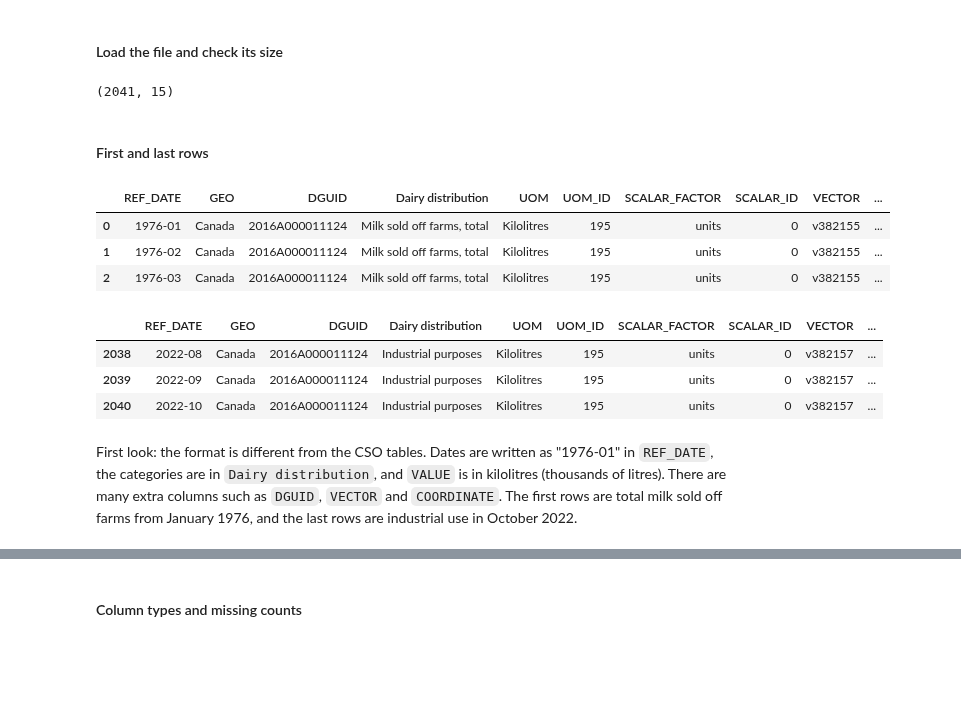
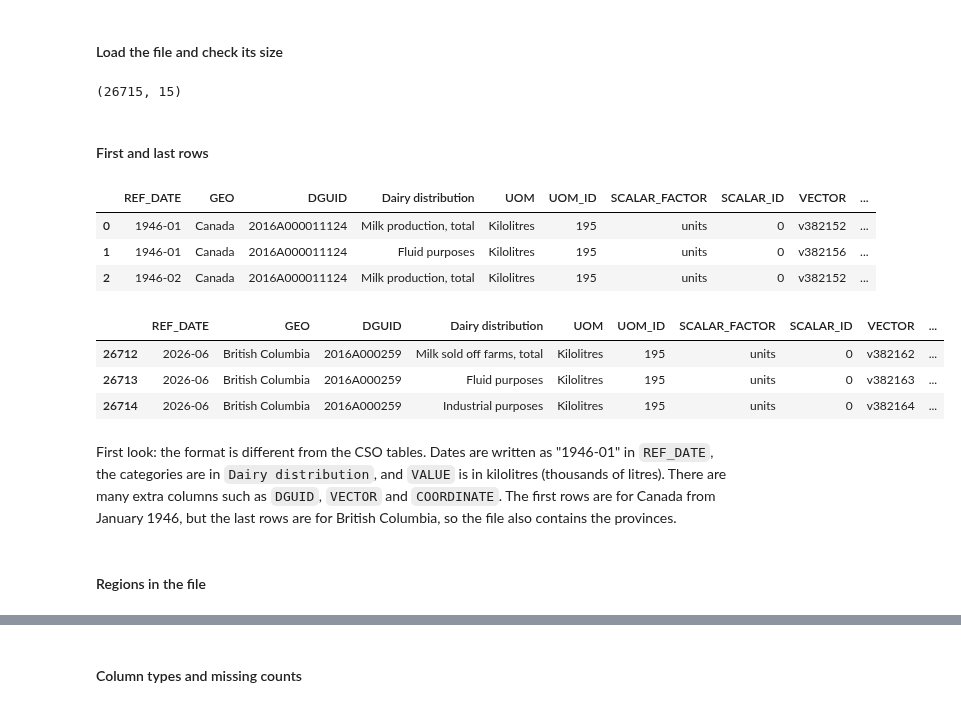
Before and after one commit to temulenbd/irish-dairy-analysis, a Jupyter notebook: notebooks/1_data_preparation.ipynb, the cells around one changed output, grey strips where cells are left out. Saved outputs shown, nothing was run; the diff lists cells and outputs as text; code cells hidden in the pictures; blank space fills up the shorter version.

```diff
--- a/notebooks/1_data_preparation.ipynb
+++ b/notebooks/1_data_preparation.ipynb
@@ -897,26 +884,28 @@ In this section I inspect the raw file before cleaning it.
 #### Load the file and check its size
 # %%
 # Load the raw file
-canada = pd.read_csv("../data/raw/statcan_3210011301.csv")
+canada_all = pd.read_csv("../data/raw/statcan_3210011301.csv")
 
 # Number of rows and columns
-canada.shape
+canada_all.shape
 # %% [output]
-(2041, 15)
+(26715, 15)
 # %% [markdown]
 #### First and last rows
 # %%
 # First and last 3 rows: format of the data, and where it starts and ends
-display(canada.head(3))
-display(canada.tail(3))
+display(canada_all.head(3))
+display(canada_all.tail(3))
 # %% [output]
 |  | REF_DATE | GEO | DGUID | Dairy distribution | UOM | UOM_ID | SCALAR_FACTOR | SCALAR_ID | VECTOR | ... |
-| 0 | 1976-01 | Canada | 2016A000011124 | Milk sold off farms, total | Kilolitres | 195 | units | 0 | v382155 | ... |
-| 1 | 1976-02 | Canada | 2016A000011124 | Milk sold off farms, total | Kilolitres | 195 | units | 0 | v382155 | ... |
-| 2 | 1976-03 | Canada | 2016A000011124 | Milk sold off farms, total | Kilolitres | 195 | units | 0 | v382155 | ... |
+| 0 | 1946-01 | Canada | 2016A000011124 | Milk production, total | Kilolitres | 195 | units | 0 | v382152 | ... |
+| 1 | 1946-01 | Canada | 2016A000011124 | Fluid purposes | Kilolitres | 195 | units | 0 | v382156 | ... |
+| 2 | 1946-02 | Canada | 2016A000011124 | Milk production, total | Kilolitres | 195 | units | 0 | v382152 | ... |
 |  | REF_DATE | GEO | DGUID | Dairy distribution | UOM | UOM_ID | SCALAR_FACTOR | SCALAR_ID | VECTOR | ... |
-| 2038 | 2022-08 | Canada | 2016A000011124 | Industrial purposes | Kilolitres | 195 | units | 0 | v382157 | ... |
-| 2039 | 2022-09 | Canada | 2016A000011124 | Industrial purposes | Kilolitres | 195 | units | 0 | v382157 | ... |
-| 2040 | 2022-10 | Canada | 2016A000011124 | Industrial purposes | Kilolitres | 195 | units | 0 | v382157 | ... |
+| 26712 | 2026-06 | British Columbia | 2016A000259 | Milk sold off farms, total | Kilolitres | 195 | units | 0 | v382162 | ... |
+| 26713 | 2026-06 | British Columbia | 2016A000259 | Fluid purposes | Kilolitres | 195 | units | 0 | v382163 | ... |
+| 26714 | 2026-06 | British Columbia | 2016A000259 | Industrial purposes | Kilolitres | 195 | units | 0 | v382164 | ... |
 # %% [markdown]
-First look: the format is different from the CSO tables. Dates are written as "1976-01" in `REF_DATE`, the categories are in `Dairy distribution`, and `VALUE` is in kilolitres (thousands of litres). There are many extra columns such as `DGUID`, `VECTOR` and `COORDINATE`. The first rows are total milk sold off farms from January 1976, and the last rows are industrial use in October 2022.
+First look: the format is different from the CSO tables. Dates are written as "1946-01" in `REF_DATE`, the categories are in `Dairy distribution`, and `VALUE` is in kilolitres (thousands of litres). There are many extra columns such as `DGUID`, `VECTOR` and `COORDINATE`. The first rows are for Canada from January 1946, but the last rows are for British Columbia, so the file also contains the provinces.
+# %% [markdown]
+#### Regions in the file
```
Also changed, not shown: parts of 102 cells of this notebook.
